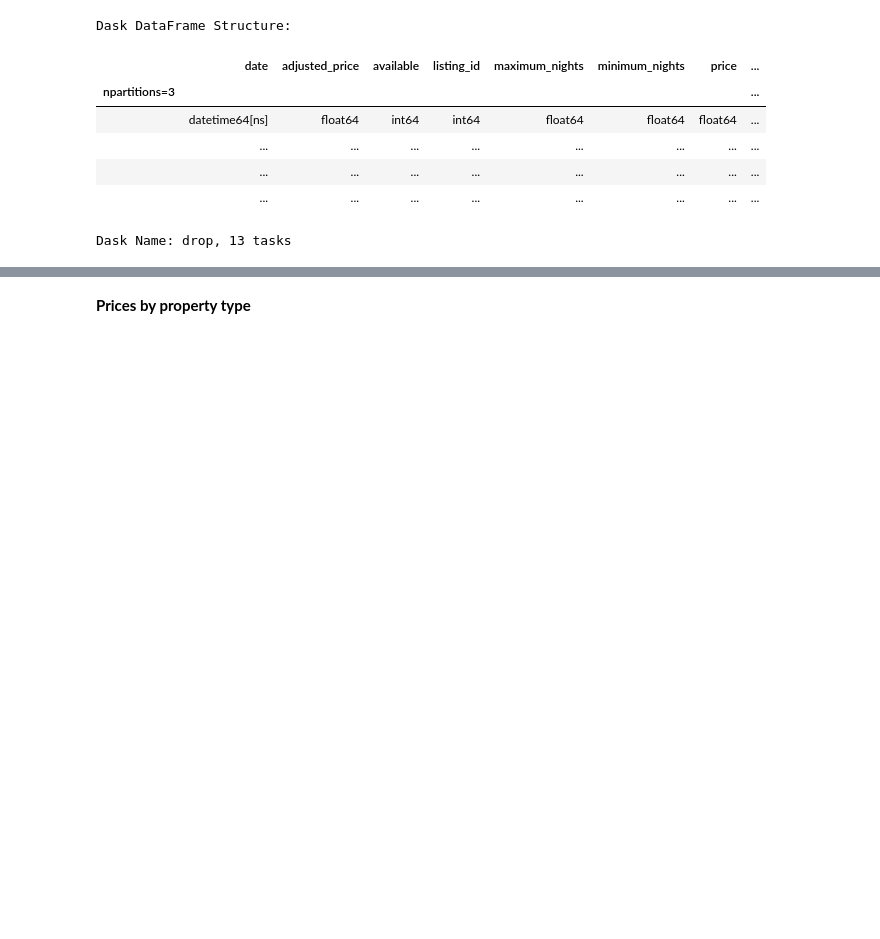
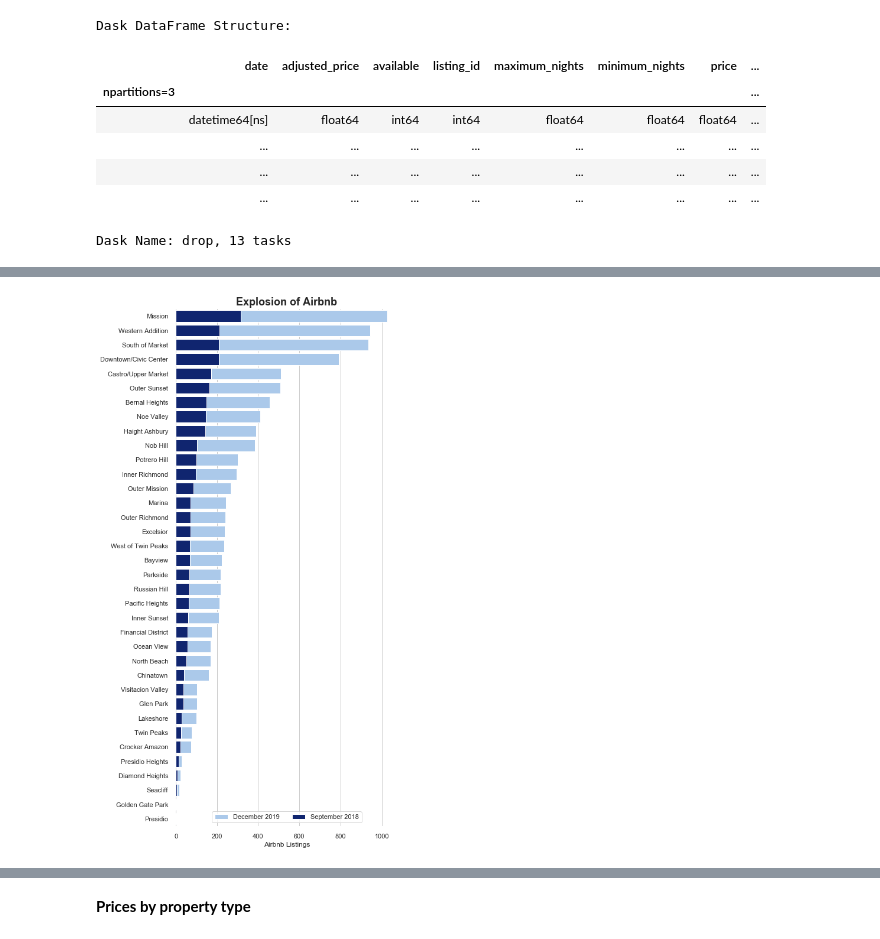
Before and after one commit to KishenSharma6/Airbnb-SF, a Jupyter notebook: Project Codes/03. Exploratory Data Analysis/12_27_2019_EDA.ipynb, the cells around one changed output, grey strips where cells are left out. Saved outputs shown, nothing was run; the diff lists cells and outputs as text; code cells hidden in the pictures; blank space fills up the shorter version.

Commit message:
Updated visuals up until geo-map of bay area

```diff
--- a/Project Codes/03. Exploratory Data Analysis/12_27_2019_EDA.ipynb
+++ b/Project Codes/03. Exploratory Data Analysis/12_27_2019_EDA.ipynb
@@ -355,10 +356,8 @@ neighborhood_growth=neighborhood_growth[(neighborhood_growth['date'] < '2020-01-
 neighborhood_growth_pd = neighborhood_growth.compute()
 
 #Group last year by month_year and get a count of unique listings per month
-neighborhood_growth_pd = neighborhood_growth_pd.groupby(['neighbourhood_cleansed', 'month_year'])['listing_id'].agg({'nunique'}).reset_index()
+neighborhood_growth_pd = neighborhood_growth_pd.groupby(['neighbourhood_cleansed', 'year', 'month'])['listing_id'].agg({'nunique'}).reset_index()
 
 #Rename columns
 neighborhood_growth_pd =neighborhood_growth_pd.rename(columns = {'neighbourhood_cleansed': 'neighborhoods',
                                                                  'nunique': 'listings'})
-
-neighborhood_growth_pd = neighborhood_growth_pd.sort_values(by=['month_year', 'listings'], ascending=False)
@@ -366,0 +364,2 @@ MemoryError: Unable to allocate array with shape (4, 56147354) and data type int
+# %%
+neighborhood_growth_pd = neighborhood_growth_pd.sort_values(by=['year','month', 'listings'], ascending=False)
@@ -367,32 +375,36 @@ MemoryError: Unable to allocate array with shape (4, 56147354) and data type int
 # %%
 #Set fig size
 f, ax = plt.subplots(figsize = (6,15))
 
 #set style and color_pallete
 sns.set(style='whitegrid')
 
 #Set color codes for modern data
 sns.set_color_codes('pastel')
 
 #plot data from
 j = sns.barplot(x = 'listings', y = 'neighborhoods', color = 'b',
-            data = neighborhood_growth_pd[neighborhood_growth_pd.month_year == '2019-12'],
+            data = neighborhood_growth_pd.loc[(neighborhood_growth_pd.month == 12 ) &
+                                         (neighborhood_growth_pd.year == 2019)],
                 label = 'December 2019')
 
 #Set color codes for older data
 sns.set_color_codes('dark')
 
 #Plot data from 2018-09
 g = sns.barplot(x = 'listings', y = 'neighborhoods', color = 'b',
-            data = neighborhood_growth_pd[neighborhood_growth_pd.month_year == '2018-09'],
+            data = neighborhood_growth_pd.loc[(neighborhood_growth_pd.month == 9 ) &
+                                         (neighborhood_growth_pd.year == 2018)],
                 label = 'September 2018')
 
 #Set legend info
 ax.legend(frameon = True, ncol = 2, loc= 'lower center');
 
 #Set Labels
 ax.set(ylabel="", xlabel="Airbnb Listings")
 ax.set_title('Explosion of Airbnb', fontweight = 'bold', fontsize = 18)
 
 
 sns.despine(left=True, bottom=True)
+# %% [output]
+[figure, added]
```
Also changed, not shown: parts of 18 cells of this notebook.
